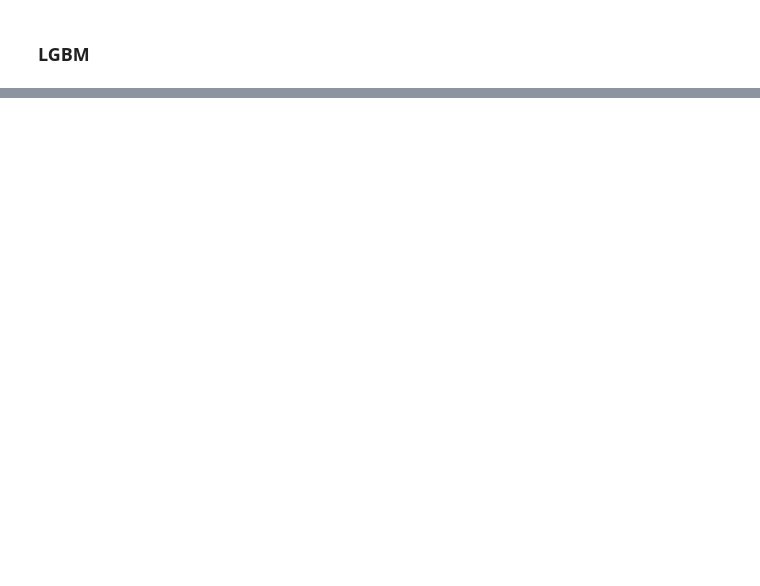
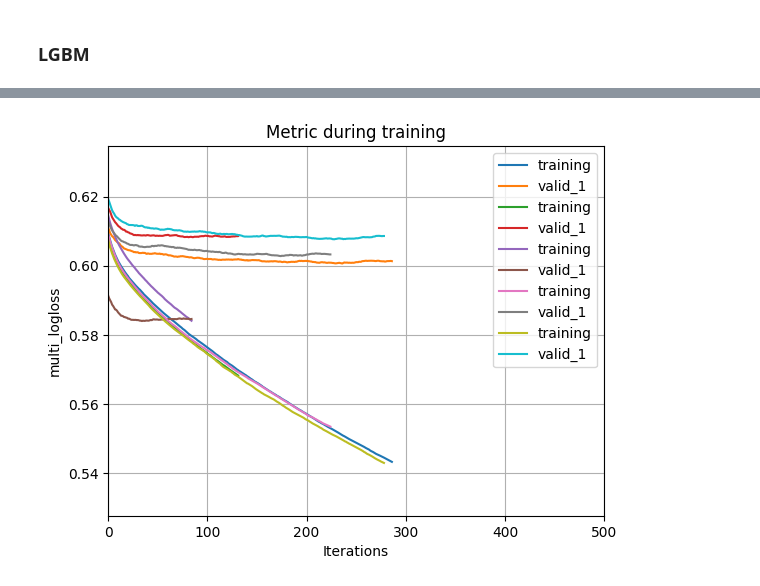
Before and after one commit to nkai8102/green, a Jupyter notebook: 20_modeling.ipynb, the cells around one changed output, grey strips where cells are left out. Drawn from its saved outputs; the diff is of its cells as text; code cells hidden in the pictures; blank space fills up the shorter version.

```diff
--- a/20_modeling.ipynb
+++ b/20_modeling.ipynb
@@ -15,8 +15,9 @@ from sklearn.metrics import roc_auc_score
 from imblearn.under_sampling import RandomUnderSampler
 from optuna import integration, logging
 # %%
-train = pl.read_csv("feat/feat_train_multiclass.csv")
-test = pl.read_csv("feat/feat_test.csv")
+feat = "feat01"
+train = pl.read_csv(f"feat/feat_train_{feat}.csv")
+test = pl.read_csv(f"feat/feat_test_{feat}.csv")
 
 cols_exp = [c for c in test.columns if c != "idx"]
 # %% [markdown]
@@ -39,12 +40,13 @@ def tune_lgbm_params(train, cols_exp, col_target):
     train_set = integration.lightgbm.Dataset(x, y)
 
     # tuning with optuna
-    skf = StratifiedKFold(n_splits=5, random_state=0, shuffle=False)
+    kf = KFold(n_splits=5, shuffle=True, random_state=0)
     tuner = integration.lightgbm.LightGBMTunerCV(params=params,
                                                 train_set=train_set,
                                                 num_boost_round=100,
                                                 # num_boost_round=5,
-                                                folds=list(skf.split(x, y)))
+                                                folds=kf)
+
     logging.set_verbosity(logging.WARNING)
     tuner.run()
 
@@ -73,13 +75,14 @@ def train_lgbm(train, cols_exp, col_target, params=None):
     # x, y = sampler.fit_resample(x, y)
 
     # 層化K-fold
-    skf = StratifiedKFold(n_splits=5, random_state=0, shuffle=False)
+    # skf = StratifiedKFold(n_splits=5, random_state=0, shuffle=False)
+    kf = KFold(n_splits=5, shuffle=True, random_state=0)
     y_valid_pred_lst = []
     idx_valid_lst = []
     clf_lst = []
 
     # cross validation
-    for fold, (idx_train, idx_valid) in enumerate(skf.split(x, y)):
+    for fold, (idx_train, idx_valid) in enumerate(kf.split(x)):
         print("fold", fold)
         x_train = x[idx_train, :]
         x_valid = x[idx_valid, :]
@@ -104,7 +107,7 @@ def train_lgbm(train, cols_exp, col_target, params=None):
     idx_valid = np.hstack(idx_valid_lst)
     # y_valid_pred = np.hstack(y_valid_pred_lst)
     y_valid_pred = np.vstack(y_valid_pred_lst)
-    oof_pred = y_valid_pred[idx_valid]
+    oof_pred = y_valid_pred[np.argsort(idx_valid)]
 
     return clf_lst, oof_pred
 # %%
@@ -163,0 +167,9 @@ test_pred_df.write_csv("pred/test_pred_df_multiclass.csv")
+# %%
+fig, ax = plt.subplots()
+for model in clf_lst:
+    lgbm.plot_metric(model, ax=ax)
+ax.set_xlim(0, 500)
+plt.show()
+plt.close()
+# %% [output]
+[figure, added]
```
Also changed, not shown: parts of 2 cells of this notebook, 5 other files.
